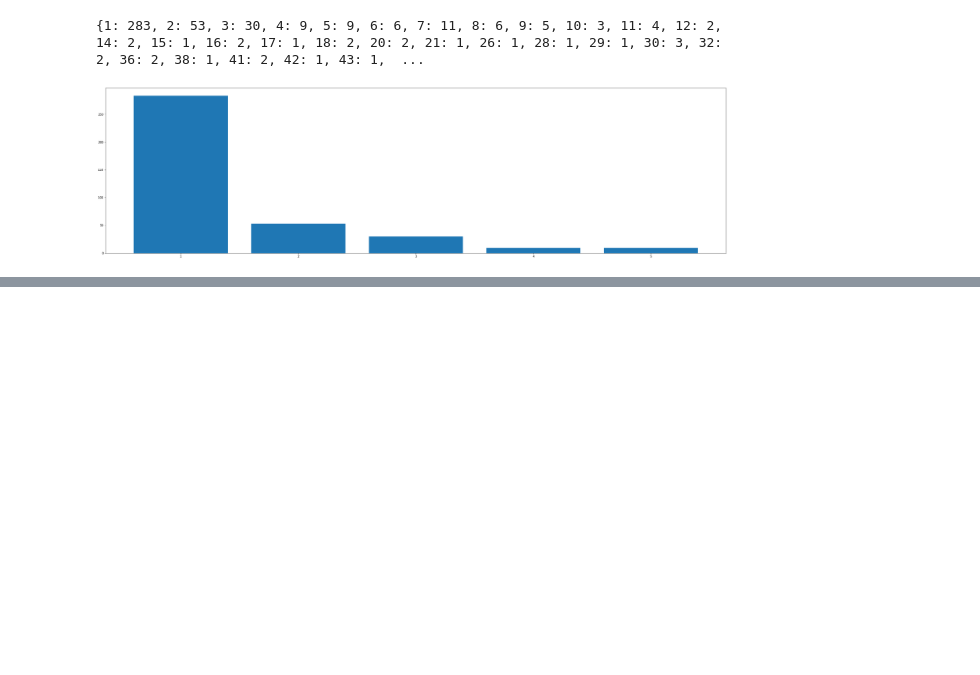
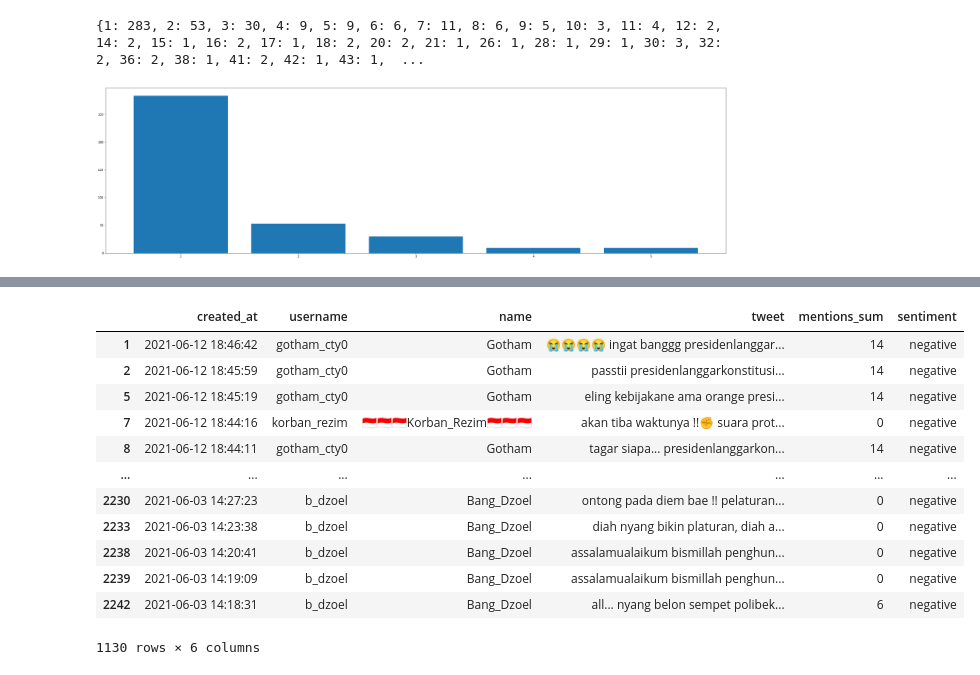
Before and after one commit to EdoYogatama/DataMining2021, a Jupyter notebook: FinalProject/Clustering.ipynb, the cells around one changed output, grey strips where cells are left out. Cells and saved outputs as stored; diff of their text form; code cells hidden in the pictures; blank space fills up the shorter version.

```diff
--- a/FinalProject/Clustering.ipynb
+++ b/FinalProject/Clustering.ipynb
@@ -108,0 +489,4 @@ df
+# %%
+buzzer_uname = list(buzzerDf['username'])
+sentimentDf = df[df['username'].isin(buzzer_uname)].copy()
+sentimentDf
@@ -108,0 +507,9 @@ df
+# %%
+cleanPunct = []
+for i, row in sentimentDf.iterrows():
+    text = row['tweet']
+    text = text.replace("#", " ").replace("_", " ")
+    cleanPunct.append(text)
+
+sentimentDf['tweet'] = cleanPunct
+sentimentDf
@@ -108,0 +530,36 @@ df
+# %%
+def get_tweet_sentiment(tweet):
+        '''
+        Utility function to classify sentiment of passed tweet
+        using textblob's sentiment method
+        '''
+        # create TextBlob object of passed tweet text
+        analysis = TextBlob(tweet)
+        # set sentiment
+        if analysis.sentiment.polarity > 0:
+            return 'positive'
+        else:
+            return 'negative'
+# %%
+sentimentLabel = []
+for i, row in sentimentDf.iterrows():
+    sentiment = get_tweet_sentiment(row['tweet'])
+    sentimentLabel.append(sentiment)
+
+sentimentDf['sentiment'] = sentimentLabel
+# %%
+sentimentDf
+# %% [output]
+|  | created_at | username | name | tweet | mentions_sum | sentiment |
+| 1 | 2021-06-12 18:46:42 | gotham_cty0 | Gotham | 😭😭😭😭 ingat banggg presidenlanggar... | 14 | negative |
+| 2 | 2021-06-12 18:45:59 | gotham_cty0 | Gotham | passtii presidenlanggarkonstitusi... | 14 | negative |
+| 5 | 2021-06-12 18:45:19 | gotham_cty0 | Gotham | eling kebijakane ama orange presi... | 14 | negative |
+| 7 | 2021-06-12 18:44:16 | korban_rezim | 🇮🇩🇮🇩🇮🇩Korban_Rezim🇮🇩🇮🇩🇮🇩 | akan tiba waktunya !!✊ suara prot... | 0 | negative |
+| 8 | 2021-06-12 18:44:11 | gotham_cty0 | Gotham | tagar siapa... presidenlanggarkon... | 14 | negative |
+| ... | ... | ... | ... | ... | ... | ... |
+| 2230 | 2021-06-03 14:27:23 | b_dzoel | Bang_Dzoel | ontong pada diem bae !! pelaturan... | 0 | negative |
+| 2233 | 2021-06-03 14:23:38 | b_dzoel | Bang_Dzoel | diah nyang bikin platuran, diah a... | 0 | negative |
+| 2238 | 2021-06-03 14:20:41 | b_dzoel | Bang_Dzoel | assalamualaikum bismillah penghun... | 0 | negative |
+| 2239 | 2021-06-03 14:19:09 | b_dzoel | Bang_Dzoel | assalamualaikum bismillah penghun... | 0 | negative |
+| 2242 | 2021-06-03 14:18:31 | b_dzoel | Bang_Dzoel | all... nyang belon sempet polibek... | 6 | negative |
+1130 rows × 6 columns
```
Also changed, not shown: parts of 31 cells of this notebook.
